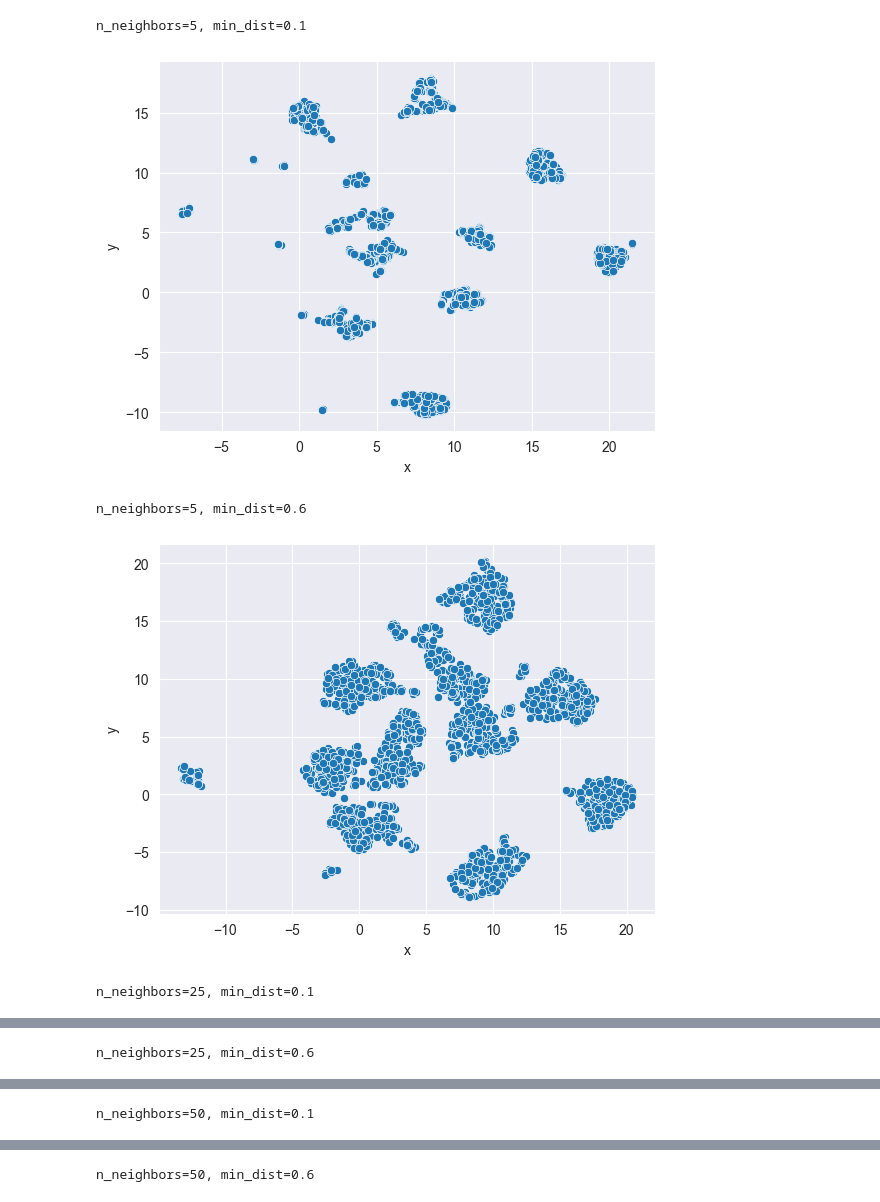
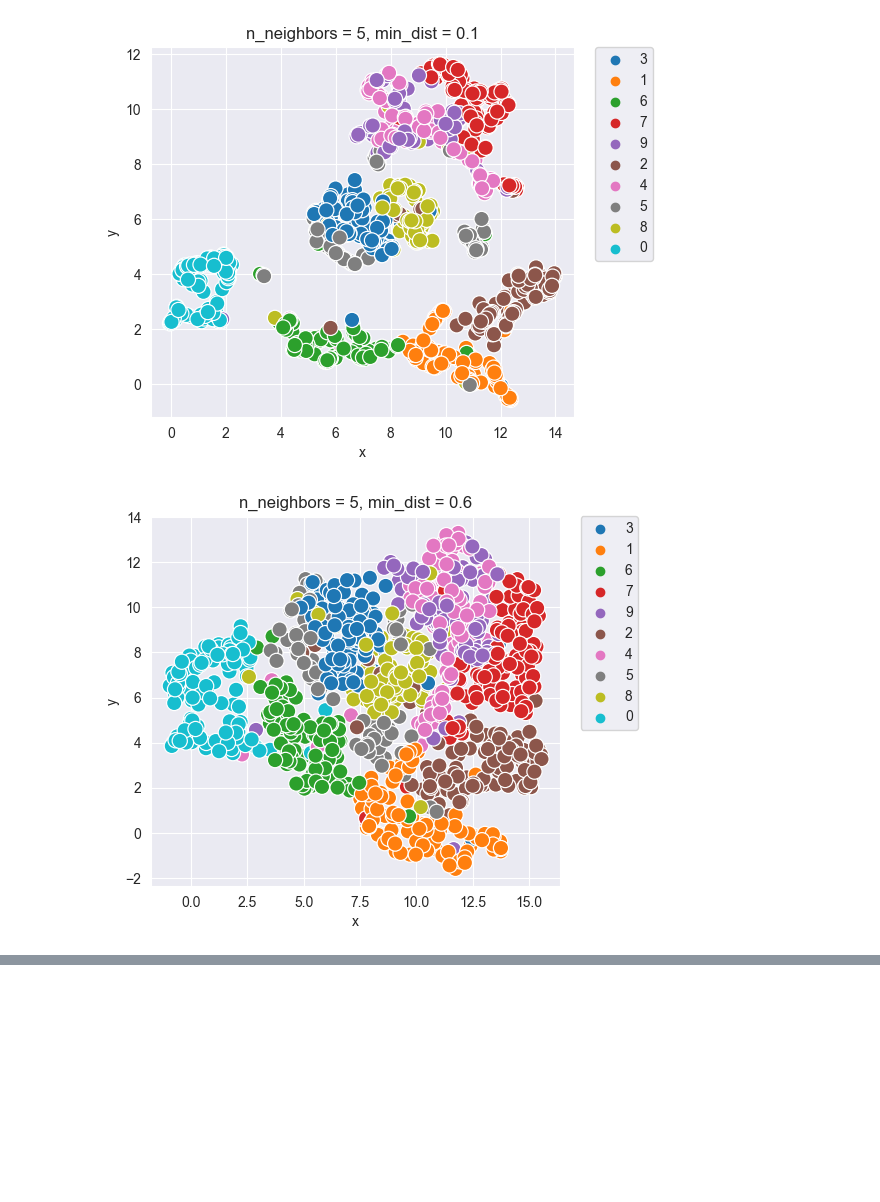
Before and after one commit to Proxypepe/Homework_Python, a Jupyter notebook: practice5/practice5.ipynb, the cells around one changed output, grey strips where cells are left out. Cells and saved outputs as stored; diff of their text form; code cells hidden in the pictures; blank space fills up the shorter version.

```diff
--- a/practice5/practice5.ipynb
+++ b/practice5/practice5.ipynb
@@ -13,5 +0,0 @@ from plotly.subplots import make_subplots
-# %%
-# data: pd.DataFrame = pd.read_csv('zoo.csv')
-data = load_digits(as_frame=True).data
-
-data
@@ -81,10 +52,0 @@ Function get_tsne_features([5, 25, 50],) {} Took 12.9545 seconds
-# %%
-DATA = D.copy()
-
-for i, perplexity, TSNE_feature in zip(indexes, perplexities, TSNE_features):
-    DATA['x']=TSNE_feature[:, 0]
-    DATA['y']=TSNE_feature[:, 1]
-    fig = plt.figure()
-    print(f"perplexity={perplexity}")
-    sns.scatterplot(x='x', y='y', data=DATA, palette='bright')
-    plt.show()
@@ -97,0 +53,9 @@ perplexity=50
+# %%
+
+for perplexity, tsne_result_df in zip(perplexities, TSNE_dfs):
+
+    fig, ax = plt.subplots(1)
+    ax.set_title(f"perplexity = {perplexity}")
+    sns.scatterplot(x='tsne_1', y='tsne_2', hue='label', data=tsne_result_df, ax=ax,s=120)
+    ax.set_aspect('equal')
+    ax.legend(bbox_to_anchor=(1.05, 1), loc=2, borderaxespad=0.0)
@@ -98,7 +66,7 @@ perplexity=50
 # %%
 n_neighbors = (5, 25, 50)
 min_dist = (0.1, 0.6)
-DATA = D.copy()
+DATA = X.copy()
 
 @timeit
 def get_umap_data(n_neighbors, min_dist, data):
@@ -130,19 +88,13 @@ Function get_umap_data((5, 25, 50), (0.1, 0.6),       pixel_0_0  pixel_0_1  pixe
 # %%
-# fig = plt.figure()
-# sns.scatterplot(hue=data['class_type'], data=], palette='bright')
-# plt.show()
-# um[(5, 0.1)]
-d = [(5, 0.1), (5, 0.6), (25, 0.1), (25, 0.6), (50, 0.1), (50, 0.6)]
+
+d = [(5, 0.1), (5, 0.6), (25, 0.6), (50, 0.1)]
 for frame in d:
-    DATA['x']=um[frame][:, 0]
-    DATA['y']=um[frame][:, 1]
-    fig = plt.figure()
-    print(f"n_neighbors={frame[0]}, min_dist={frame[1]}")
-    sns.scatterplot(x='x', y='y', data=DATA, palette='bright')
-    plt.show()
+    result_df = pd.DataFrame({'x': um[frame][:,0], 'y': um[frame][:,1], 'label': y})
+    fig, ax = plt.subplots(1)
+    ax.set_title(f"n_neighbors = {frame[0]}, min_dist = {frame[1]}")
+    sns.scatterplot(x='x', y='y', hue='label', data=result_df, ax=ax,s=120)
+    ax.set_aspect('equal')
+    ax.legend(bbox_to_anchor=(1.05, 1), loc=2, borderaxespad=0.0)
 # %% [output]
-n_neighbors=5, min_dist=0.1
-[figure, old version]
+[figure, new version]
-n_neighbors=5, min_dist=0.6
-[figure, old version]
+[figure, new version]
-n_neighbors=25, min_dist=0.1
@@ -150 +101,0 @@ n_neighbors=25, min_dist=0.1
-n_neighbors=25, min_dist=0.6
@@ -152 +102,0 @@ n_neighbors=25, min_dist=0.6
-n_neighbors=50, min_dist=0.1
@@ -154 +102,0 @@ n_neighbors=50, min_dist=0.1
-n_neighbors=50, min_dist=0.6
```
Also changed, not shown: parts of 12 cells of this notebook.
